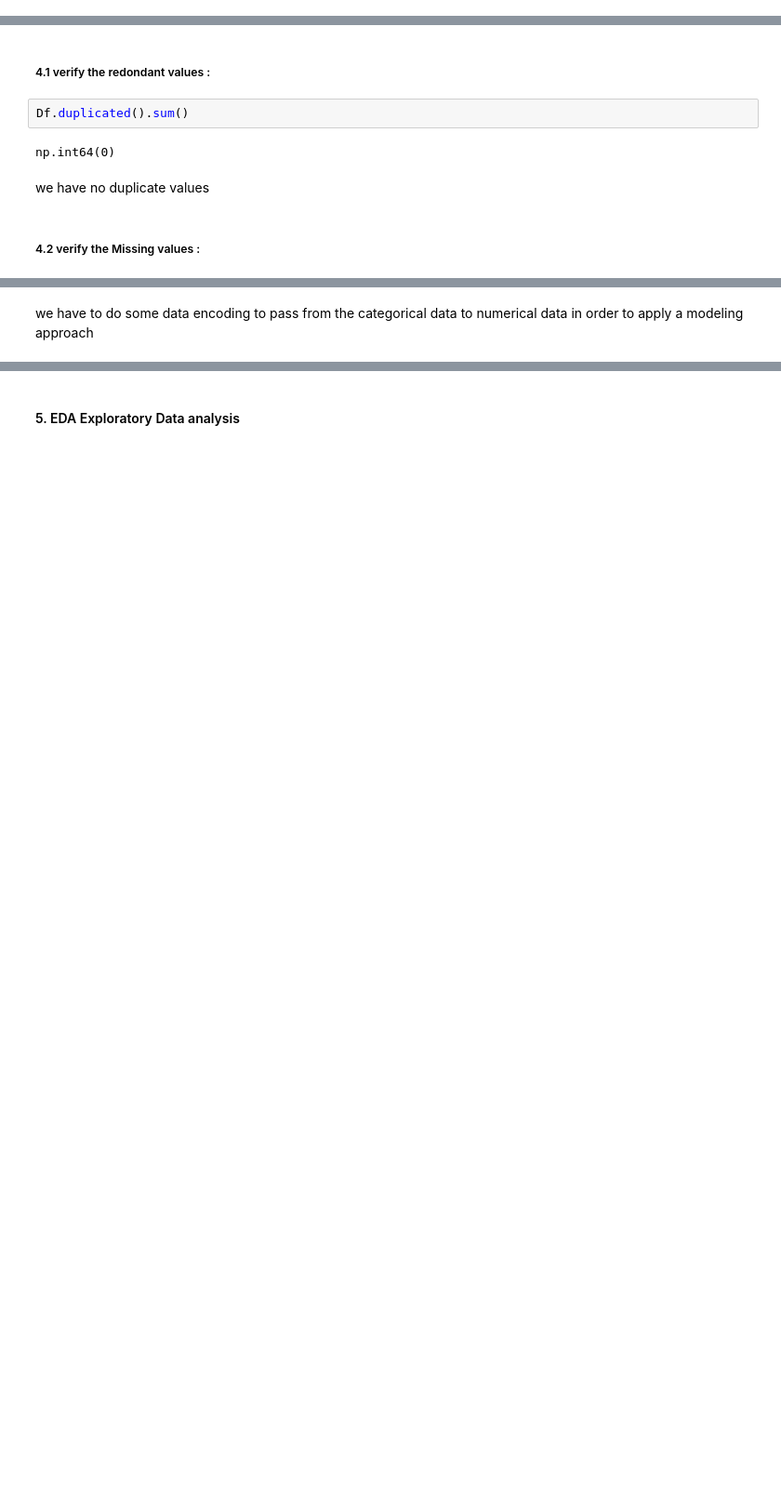
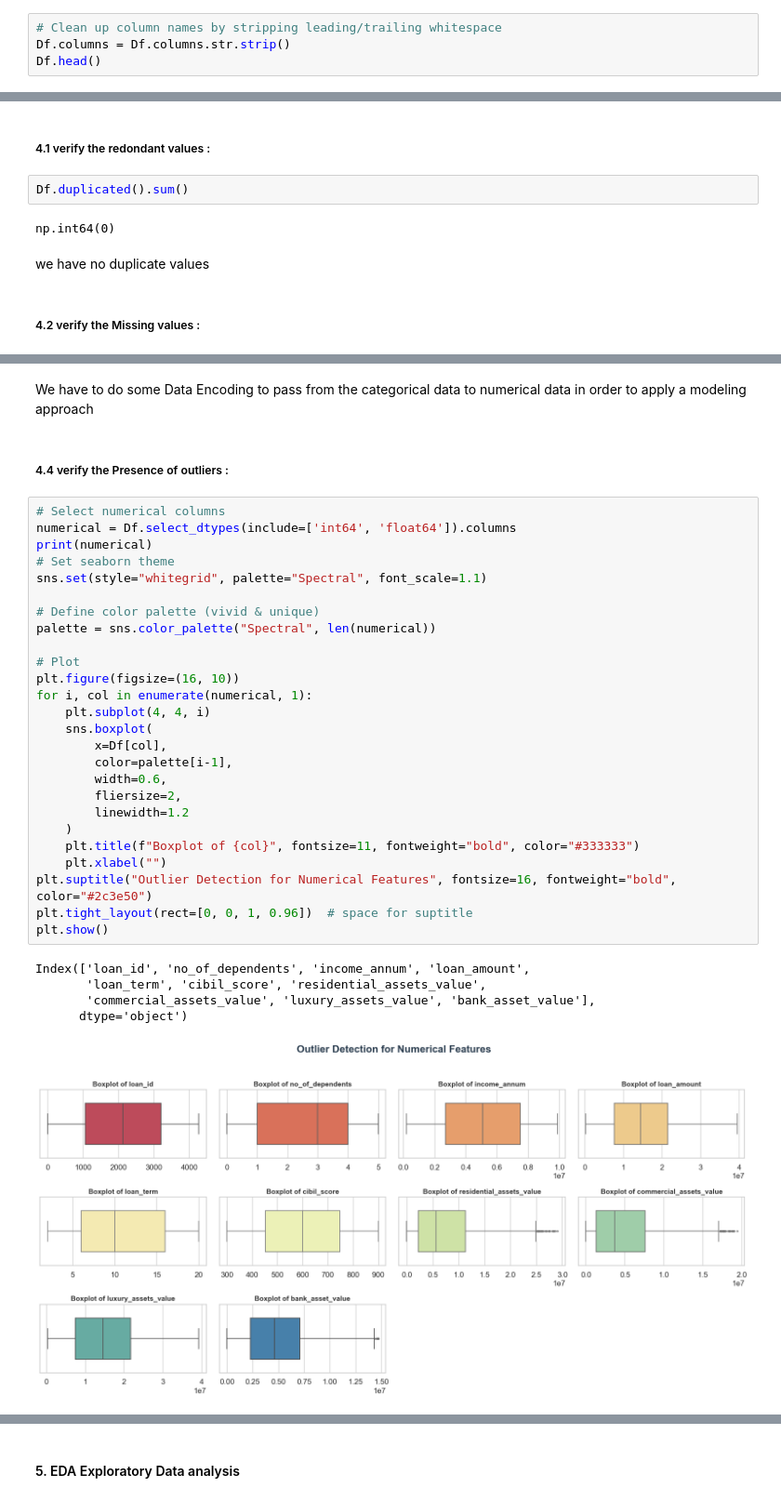
Before and after one commit to zouharidyaeerrahmane/Loan_Approval_Model, a Jupyter notebook: Data_approach/Model-Implimentation.ipynb, the cells around one changed output, grey strips where cells are left out. Shown: that part at 93% size. Drawn from its saved outputs; the diff is of its cells as text; blank space fills up the shorter version.

Commit message:
adding EDA and DataPreprocessing parts

```diff
--- a/Data_approach/Model-Implimentation.ipynb
+++ b/Data_approach/Model-Implimentation.ipynb
@@ -135,3 +140,7 @@ Df.head()
 | 2 | 3 | 3 | Graduate | No | 9100000 | 29700000 | 20 | ... |
 | 3 | 4 | 3 | Graduate | No | 8200000 | 30700000 | 8 | ... |
 | 4 | 5 | 5 | Not Graduate | Yes | 9800000 | 24200000 | 20 | ... |
+# %%
+# Clean up column names by stripping leading/trailing whitespace
+Df.columns = Df.columns.str.strip()
+Df.head()
@@ -262,3 +278,37 @@ loan_id                       int64
 dtype: object
-# %% [markdown]
-we have to do some data encoding to pass from the categorical data to numerical data in order to apply a modeling approach
+# %% [markdown]
+We have to do some Data Encoding to pass from the categorical data to numerical data in order to apply a modeling approach
+# %% [markdown]
+<h5>4.4 verify the Presence of outliers : </h5>
+# %%
+# Select numerical columns
+numerical = Df.select_dtypes(include=['int64', 'float64']).columns
+print(numerical)
+# Set seaborn theme
+sns.set(style="whitegrid", palette="Spectral", font_scale=1.1)
+
+# Define color palette (vivid & unique)
+palette = sns.color_palette("Spectral", len(numerical))
+
+# Plot
+plt.figure(figsize=(16, 10))
+for i, col in enumerate(numerical, 1):
+    plt.subplot(4, 4, i)
+    sns.boxplot(
+        x=Df[col],
+        color=palette[i-1],
+        width=0.6,
+        fliersize=2,
+        linewidth=1.2
+    )
+    plt.title(f"Boxplot of {col}", fontsize=11, fontweight="bold", color="#333333")
+    plt.xlabel("")
+plt.suptitle("Outlier Detection for Numerical Features", fontsize=16, fontweight="bold", color="#2c3e50")
+plt.tight_layout(rect=[0, 0, 1, 0.96])  # space for suptitle
+plt.show()
+# %% [output]
+Index(['loan_id', 'no_of_dependents', 'income_annum', 'loan_amount',
+       'loan_term', 'cibil_score', 'residential_assets_value',
+       'commercial_assets_value', 'luxury_assets_value', 'bank_asset_value'],
+      dtype='object')
+[figure, added]
```
Also changed, not shown: parts of 33 cells of this notebook.
